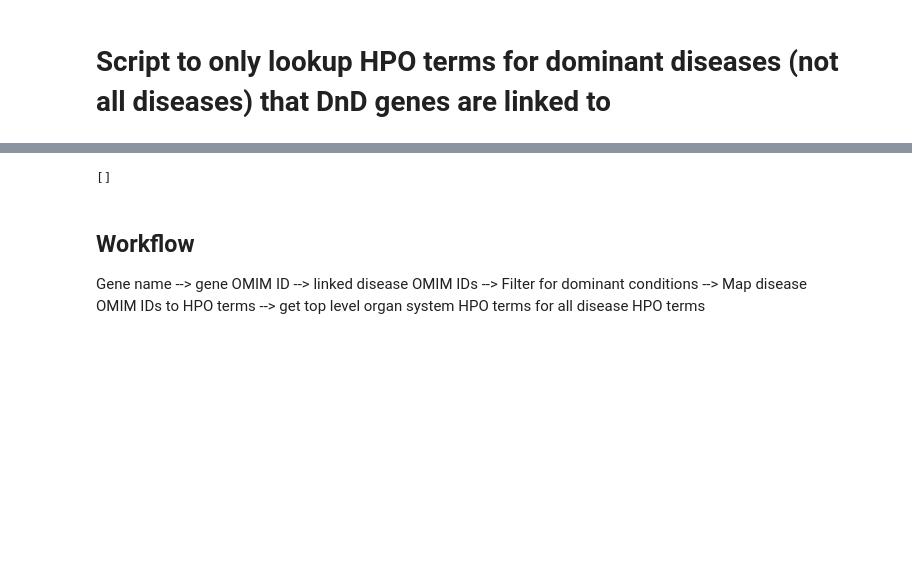
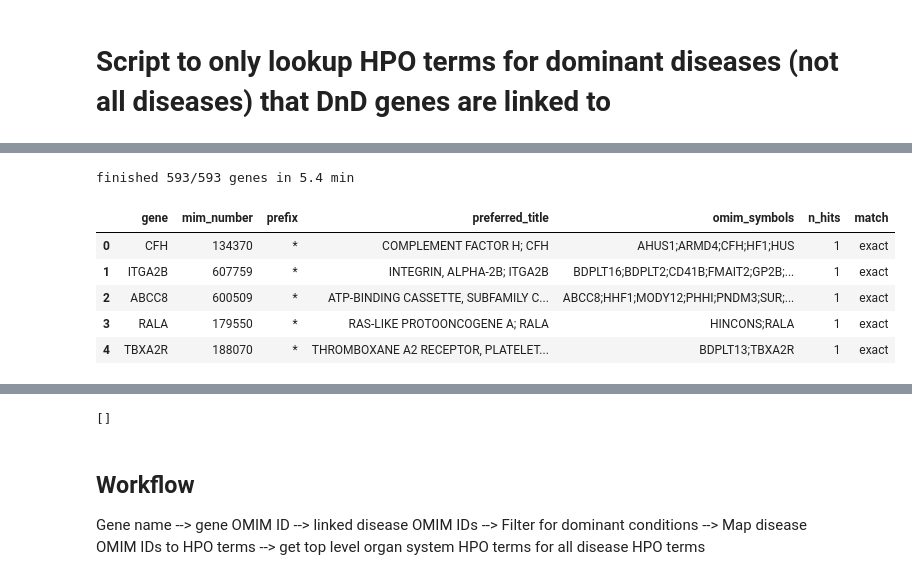
Before and after one commit to gramey02/dnd_project, a Jupyter notebook: scripts/hpo_terms/hpo_dominant_mapping.ipynb, the cells around one changed output, grey strips where cells are left out. Drawn from its saved outputs; the diff is of its cells as text; code cells hidden in the pictures; blank space fills up the shorter version.

```diff
--- a/scripts/hpo_terms/hpo_dominant_mapping.ipynb
+++ b/scripts/hpo_terms/hpo_dominant_mapping.ipynb
@@ -30,5 +78,4 @@ exon_df=pd.read_csv(exon_file)
 # %%
-# load exon file
-exon_df = pd.read_csv('../../data/dnd_ensembl/dnd_ensembl_data.csv')
-mdf.columns
+# inspect exon file
+exon_df.columns
 # %% [output]
@@ -51,4 +90,2 @@ Index(['hgnc_symbol', 'GENE ID (HGNC)', 'DISEASE LABEL', 'DISEASE ID (MONDO)',
       dtype='object')
-# %%
-exon_df=mdf.copy()
 # %%
@@ -77,0 +281,15 @@ Save to data/dnd_omim/dnd_omim_mapped.txt
+# %%
+CACHE_PATH.write_text(json.dumps(cache, indent=1))
+_log(f"\nfinished {len(cache)}/{len(list(exon_df.hgnc_symbol.unique()))} genes in {(_time.time()-t0)/60:.1f} min")
+
+omim_df = pd.DataFrame([cache[g] for g in list(exon_df.hgnc_symbol.unique())])
+omim_df["mim_number"] = omim_df["mim_number"].astype("Int64")
+omim_df.head()
+# %% [output]
+finished 593/593 genes in 5.4 min
+|  | gene | mim_number | prefix | preferred_title | omim_symbols | n_hits | match |
+| 0 | CFH | 134370 | * | COMPLEMENT FACTOR H; CFH | AHUS1;ARMD4;CFH;HF1;HUS | 1 | exact |
+| 1 | ITGA2B | 607759 | * | INTEGRIN, ALPHA-2B; ITGA2B | BDPLT16;BDPLT2;CD41B;FMAIT2;GP2B;... | 1 | exact |
+| 2 | ABCC8 | 600509 | * | ATP-BINDING CASSETTE, SUBFAMILY C... | ABCC8;HHF1;MODY12;PHHI;PNDM3;SUR;... | 1 | exact |
+| 3 | RALA | 179550 | * | RAS-LIKE PROTOONCOGENE A; RALA | HINCONS;RALA | 1 | exact |
+| 4 | TBXA2R | 188070 | * | THROMBOXANE A2 RECEPTOR, PLATELET... | BDPLT13;TBXA2R | 1 | exact |
```
Also changed, not shown: parts of 31 cells of this notebook.
